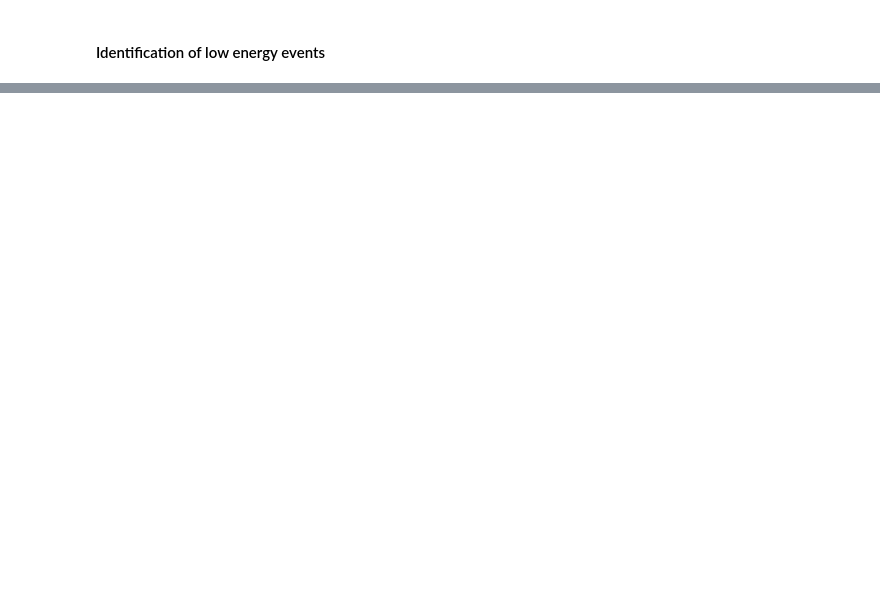
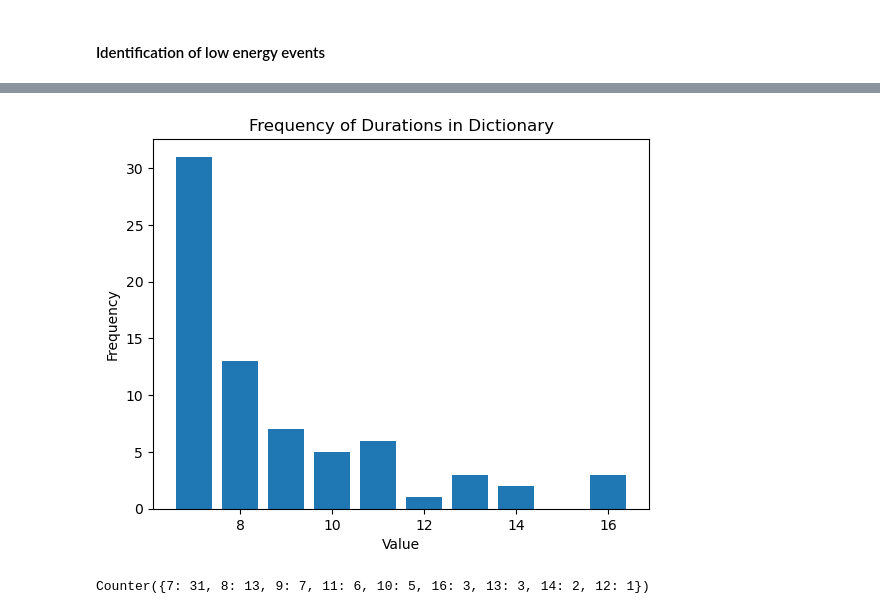
Before and after one commit to O-Nennecke/RL_2026_paper, a Jupyter notebook: LEE_Detection.ipynb, the cells around one changed output, grey strips where cells are left out. Saved outputs shown, nothing was run; the diff lists cells and outputs as text; code cells hidden in the pictures; blank space fills up the shorter version.

```diff
--- a/LEE_Detection.ipynb
+++ b/LEE_Detection.ipynb
@@ -197,0 +619,25 @@ plt.show()
+# %%
+from collections import Counter
+# Count how often each value occurs
+value_counts = Counter(LEE['duration'])
+
+# Extract the values and their counts
+values = list(value_counts.keys())
+counts = list(value_counts.values())
+
+# Create a bar plot
+plt.bar(values, counts)
+
+# Add title and labels
+plt.title('Frequency of Durations in Dictionary')
+plt.xlabel('Value')
+plt.ylabel('Frequency')
+
+# Show the plot
+plt.show()
+# %% [output]
+[figure, added]
+# %%
+value_counts
+# %% [output]
+Counter({7: 31, 8: 13, 9: 7, 11: 6, 10: 5, 16: 3, 13: 3, 14: 2, 12: 1})
```
Also changed, not shown: parts of 52 cells of this notebook, 6 other files.
